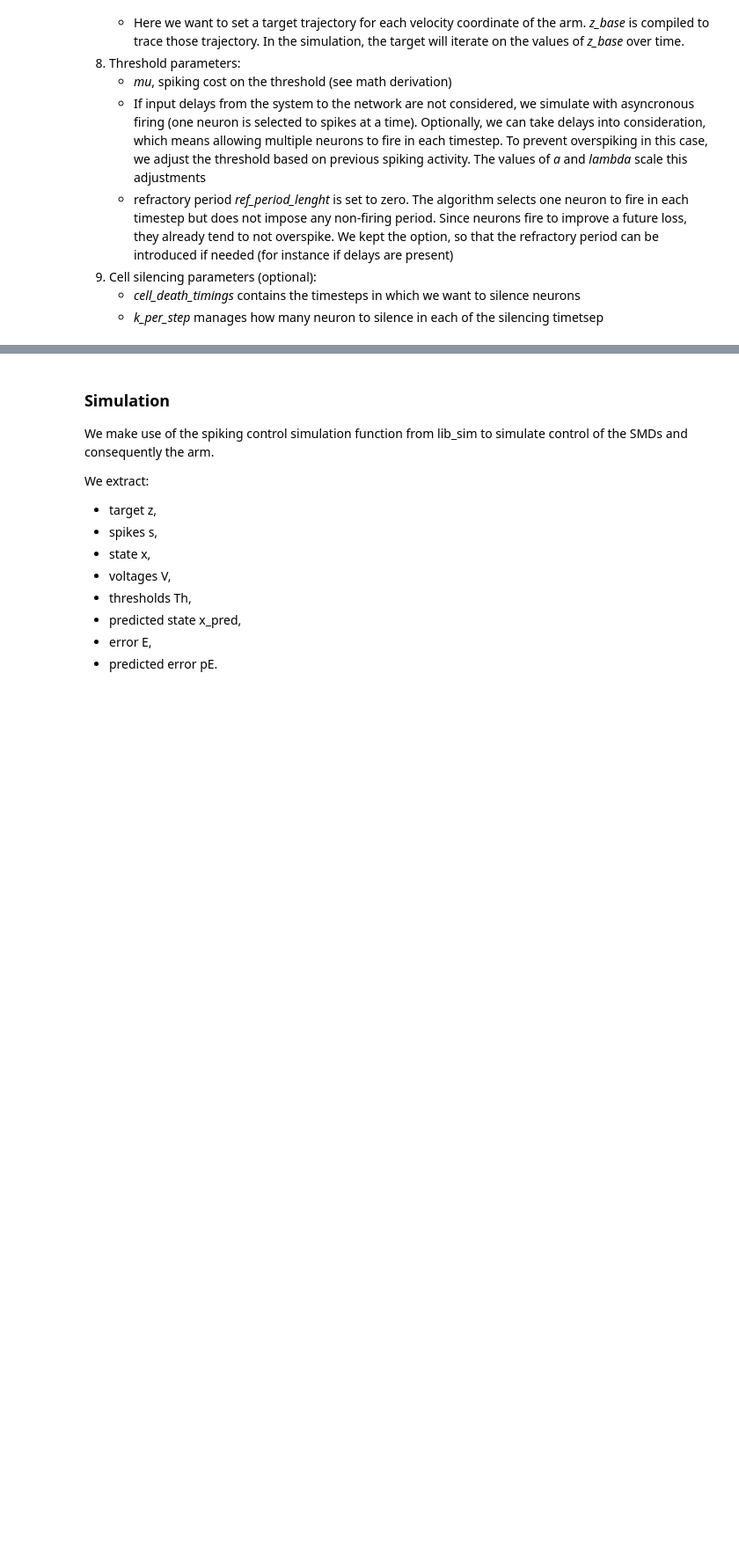
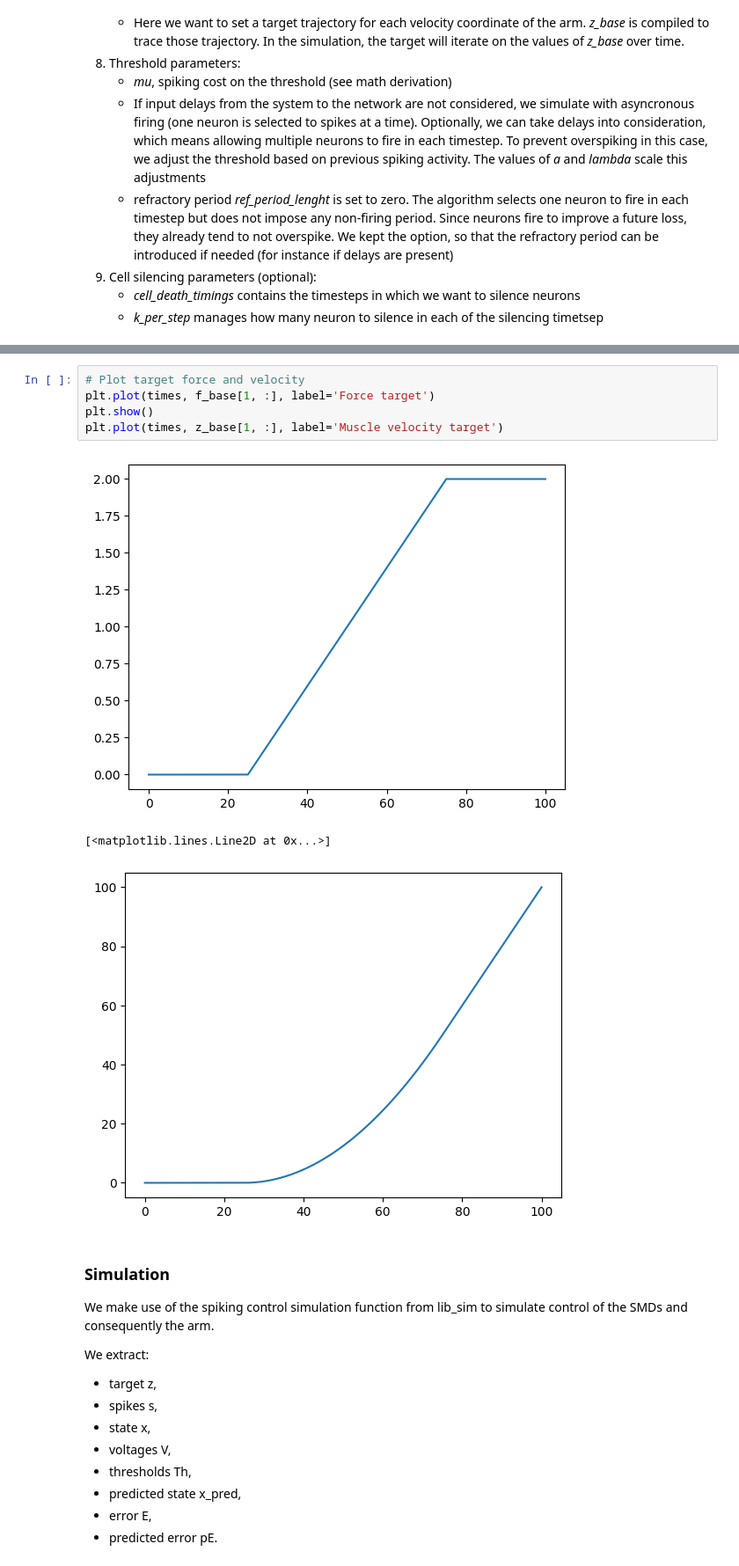
Before and after one commit to PaoloUmberto/2026---Obj4---MU-recruitment-model, a Jupyter notebook: first_MUs_control_luke.ipynb, the cells around one changed output, grey strips where cells are left out. Shown at 88% size. Cells and saved outputs as stored; diff of their text form; blank space fills up the shorter version.

Commit message:
Implemented ramping target force and corresponding velocity (remove "z_base[[1, 3], 5000:] = 5" in lib_sim.py) for everything to work properly)

```diff
--- a/first_MUs_control_luke.ipynb
+++ b/first_MUs_control_luke.ipynb
@@ -131,6 +148,15 @@ lam = 0.3  #0.25
 a = 0
 mu = 0.3
 ref_period_lenght = 0
+# %%
+# Plot target force and velocity
+plt.plot(times, f_base[1, :], label='Force target')
+plt.show()
+plt.plot(times, z_base[1, :], label='Muscle velocity target')
+# %% [output]
+[figure, added]
+[<matplotlib.lines.Line2D at 0x...>]
+[figure, added]
 # %% [markdown]
 ### Simulation
 
```
Also changed, not shown: parts of 7 cells of this notebook.
